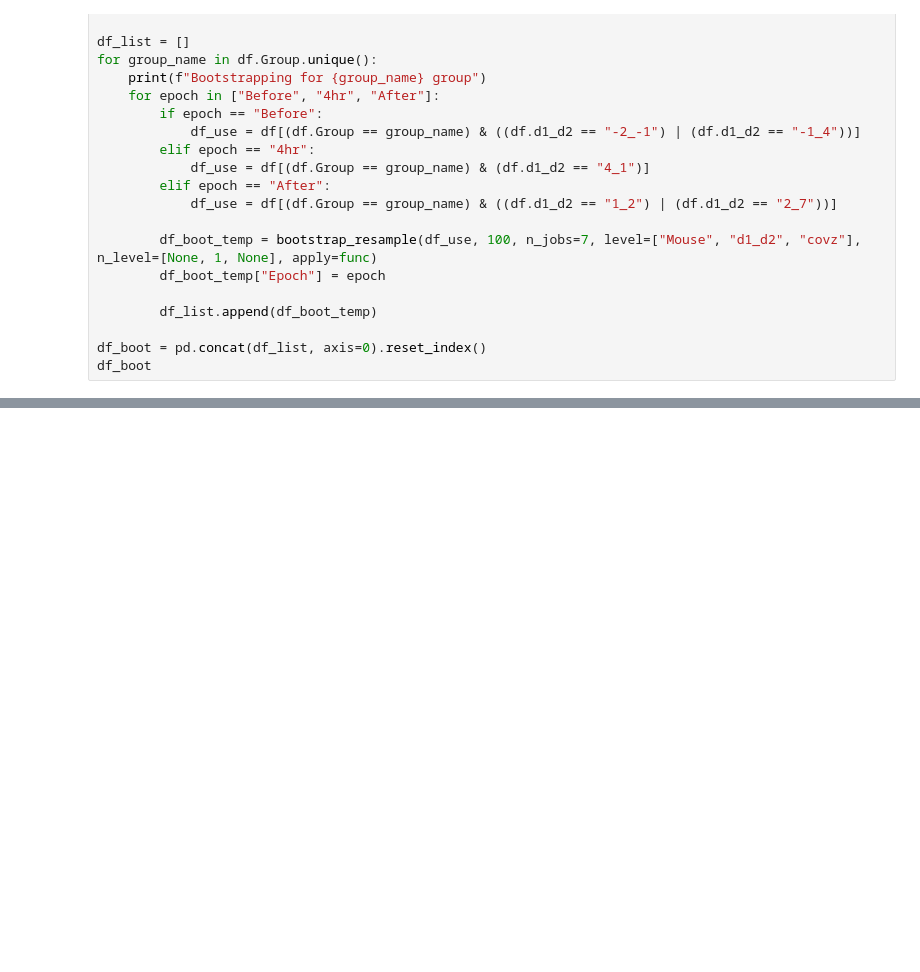
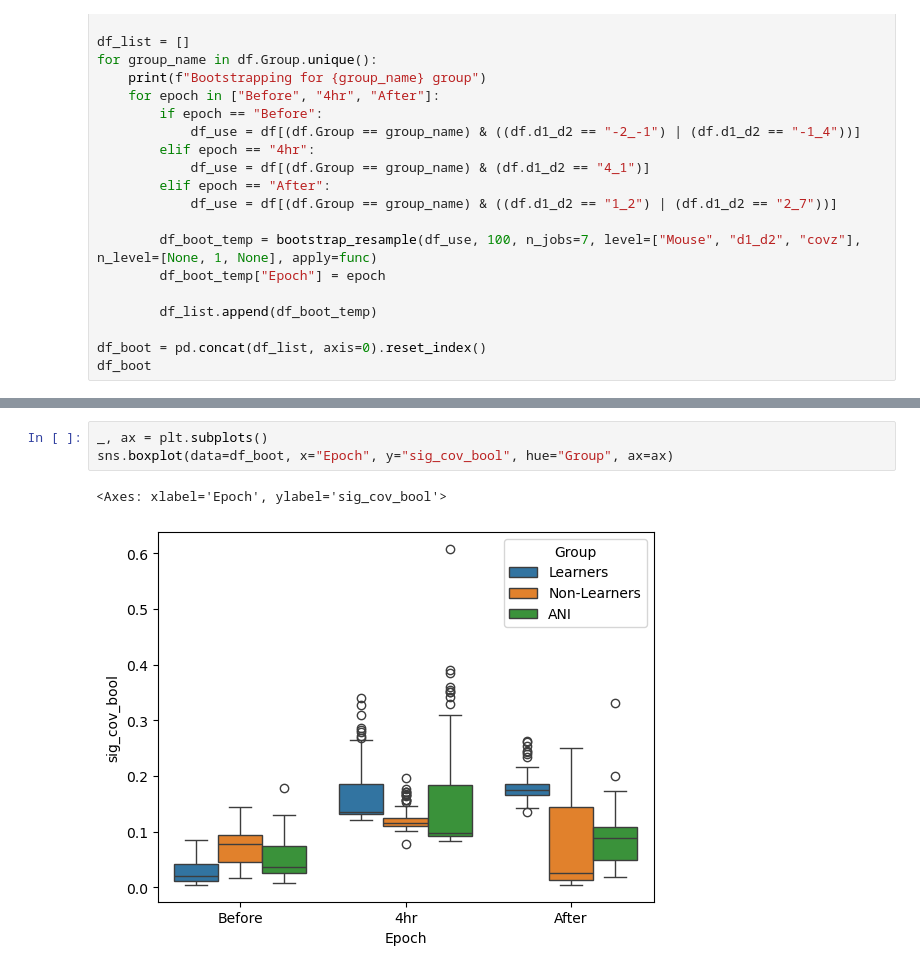
Before and after one commit to nkinsky/Eraser, a Jupyter notebook: Notebooks/covariance_bootstrap.ipynb, the cells around one changed output, grey strips where cells are left out. Saved outputs shown, nothing was run; the diff lists cells and outputs as text; blank space fills up the shorter version.

```diff
--- a/Notebooks/covariance_bootstrap.ipynb
+++ b/Notebooks/covariance_bootstrap.ipynb
@@ -845,0 +852,6 @@ df_boot
+# %%
+_, ax = plt.subplots()
+sns.boxplot(data=df_boot, x="Epoch", y="sig_cov_bool", hue="Group", ax=ax)
+# %% [output]
+<Axes: xlabel='Epoch', ylabel='sig_cov_bool'>
+[figure, added]
```
Also changed, not shown: parts of 13 cells of this notebook, 1 other file.
